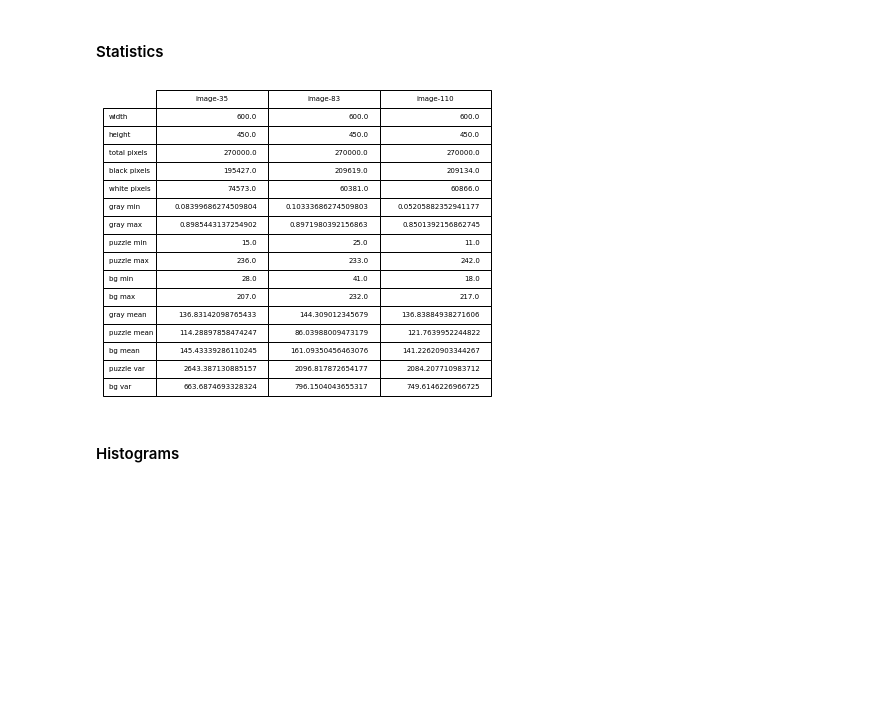
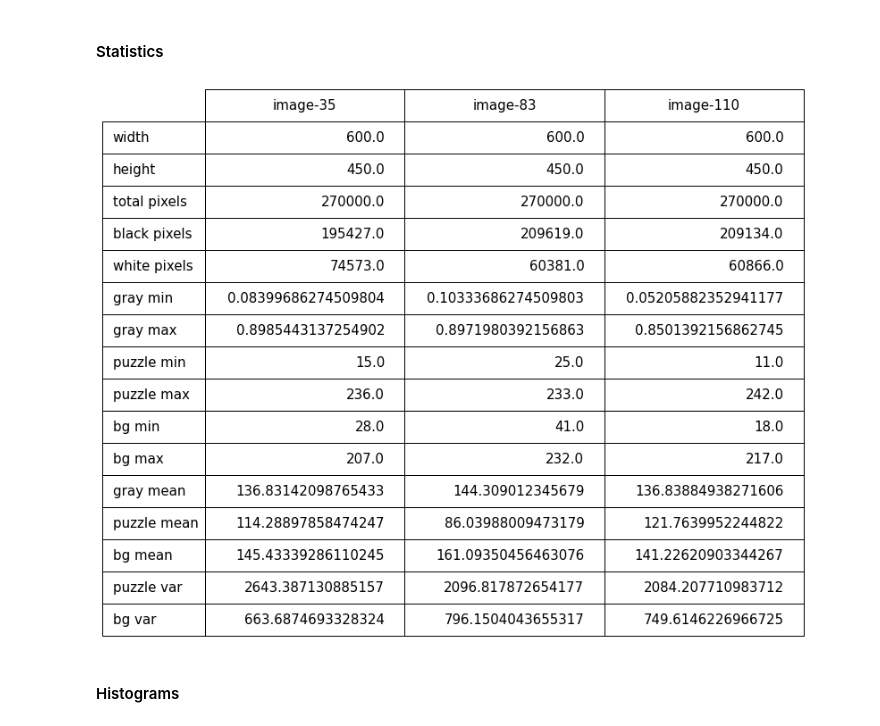
Before and after one commit to mamello-justice/computer-vision, a Jupyter notebook: work/Lab1.ipynb, the cells around one changed output. Drawn from its saved outputs; the diff is of its cells as text; code cells hidden in the pictures; blank space fills up the shorter version.

```diff
--- a/work/Lab1.ipynb
+++ b/work/Lab1.ipynb
@@ -157,35 +157,36 @@ for image, grayscale, mask, i in zip(images, grayscales, masks, range(num_images
 
   # 9. Background MinMax
   image_background = image[mask_black]
   cell_text[9, i] = image_background.min()
   cell_text[10, i] = image_background.max()
 
   # 10. Mean pixel intensity
   cell_text[11, i] = image.mean()
 
   # 11. Puzzle Mean pixel intensity
   cell_text[12, i] = image_puzzle.mean()
 
   # 12. Background Mean pixel intensity
   cell_text[13, i] = image_background.mean()
 
   # 13. Puzzle pixel intensity Variance
   cell_text[14, i] = image_puzzle.var()
 
   # 14. Background pixel intensity Variance
   cell_text[15, i] = image_background.var()
 
 ax = plt.gca()
 ax.get_xaxis().set_visible(False)
 ax.get_yaxis().set_visible(False)
 plt.box(on=None)
 table = plt.table(cellText=cell_text,
           rowLabels=rows,
           colLabels=columns,
           loc='center')
-table.scale(1, 1.5)
+table.set_fontsize(18)
+table.scale(2, 3)
 # %% [output]
-[figure, old version]
+[figure, new version]
 # %% [markdown]
 #### Histograms
 # %%
```
Also changed, not shown: parts of 13 cells of this notebook.
